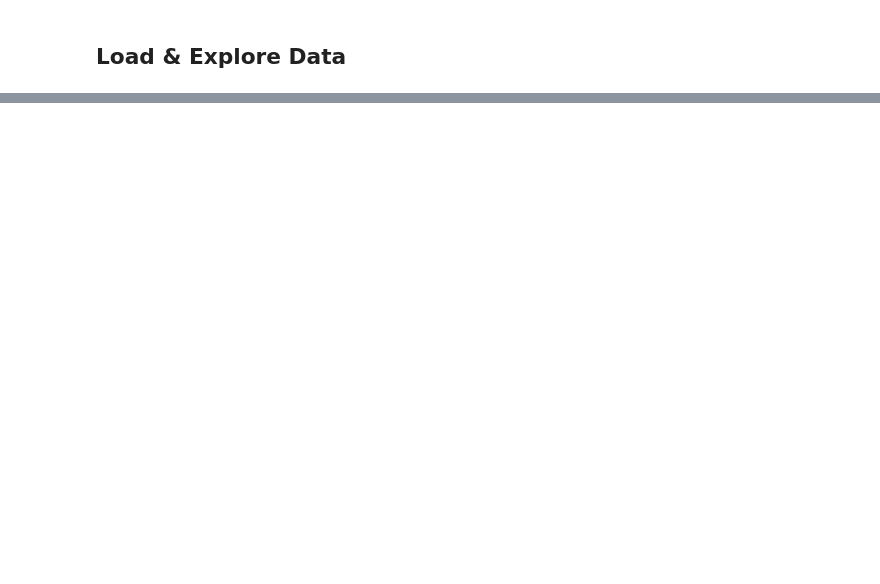
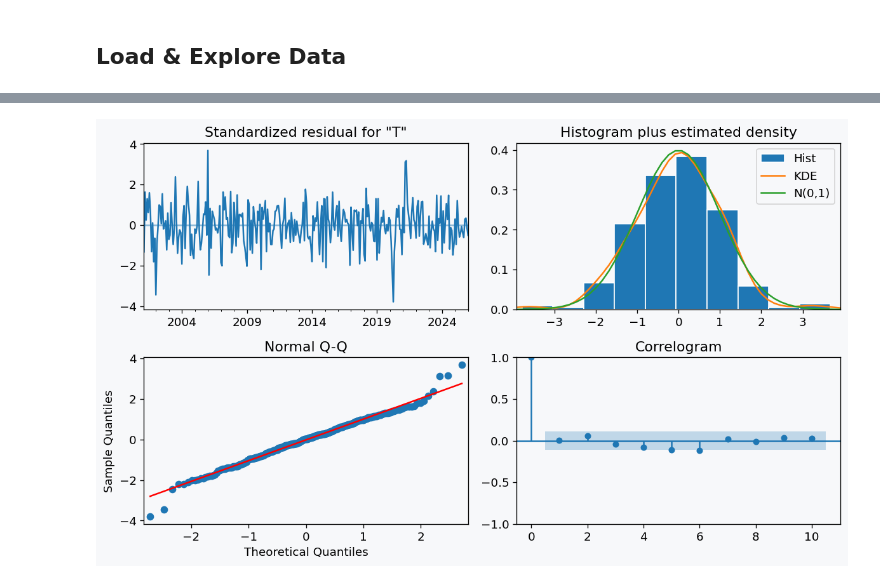
Before and after one commit to swirita/Chicago-Crime-Analysis-and-Forecasting, a Jupyter notebook: notebooks/03_crime_forecasting.ipynb, the cells around one changed output, grey strips where cells are left out. Cells and saved outputs as stored; diff of their text form; code cells hidden in the pictures; blank space fills up the shorter version.

```diff
--- a/notebooks/03_crime_forecasting.ipynb
+++ b/notebooks/03_crime_forecasting.ipynb
@@ -213,0 +549,17 @@ def regression_metrics_ts(ts_true, ts_pred, label="", verbose=True, output_dict=
+# %%
+theft_d = ndiffs(theft_ts)
+theft_D = (nsdiffs(theft_ts, m=SEASON_LENGTH))
+
+theft_stationary = make_stationary(
+    theft_ts,
+    d=theft_d,
+    D=theft_D,
+    season_length=SEASON_LENGTH,
+)
+
+print(f"Recommended nonseasonal differences (d): {theft_d}")
+print(f"Recommended seasonal differences (D): {theft_D}")
+display(adf_summary(theft_stationary, "Differenced Theft"))
+
+
+plot_acf_pacf(theft_stationary, annotate_seas=True, m = SEASON_LENGTH, nlags=60);
@@ -213,0 +602,2 @@ def regression_metrics_ts(ts_true, ts_pred, label="", verbose=True, output_dict=
+# %%
+theft_sarima = tsa.ARIMA(theft_train, order=theft_manual_order, seasonal_order=theft_manual_seasonal_order).fit()
@@ -213,0 +625,7 @@ def regression_metrics_ts(ts_true, ts_pred, label="", verbose=True, output_dict=
+# %%
+# Obtain diagnostic plots
+fig = theft_sarima.plot_diagnostics()
+fig.set_size_inches(10,6)
+fig.tight_layout()
+# %% [output]
+[figure, added]
```
Also changed, not shown: parts of 51 cells of this notebook.
